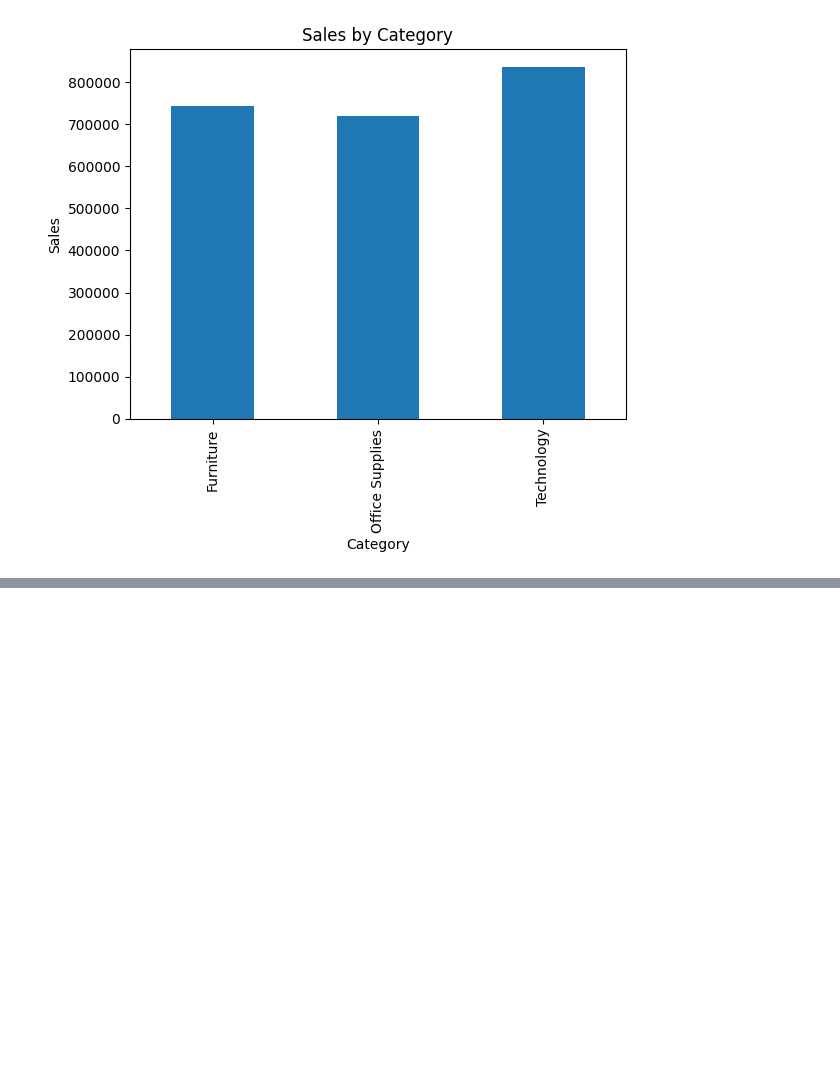
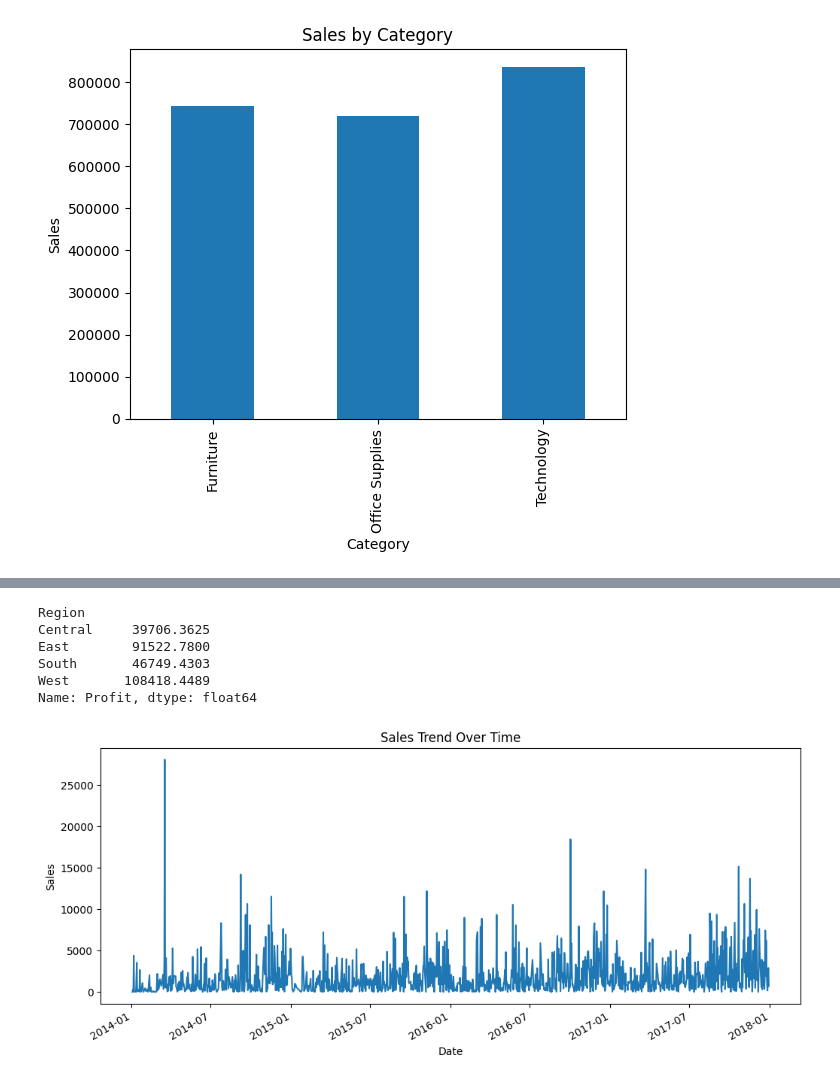
Before and after one commit to pratikunnad/Retail-Sales-Analytics, a Jupyter notebook: notebooks/sales_analysis.ipynb, the cells around one changed output, grey strips where cells are left out. Saved outputs shown, nothing was run; the diff lists cells and outputs as text; code cells hidden in the pictures; blank space fills up the shorter version.

```diff
--- a/notebooks/sales_analysis.ipynb
+++ b/notebooks/sales_analysis.ipynb
@@ -146,0 +168,25 @@ plt.show()
+# %%
+region_profit = df.groupby('Region')['Profit'].sum()
+
+print(region_profit)
+# %% [output]
+Region
+Central     39706.3625
+East        91522.7800
+South       46749.4303
+West       108418.4489
+Name: Profit, dtype: float64
+# %%
+df['Order Date'] = pd.to_datetime(df['Order Date'])
+
+sales_trend = df.groupby('Order Date')['Sales'].sum()
+
+sales_trend.plot(figsize=(12,5))
+
+plt.title("Sales Trend Over Time")
+plt.xlabel("Date")
+plt.ylabel("Sales")
+
+plt.show()
+# %% [output]
+[figure, added]
```
Also changed, not shown: parts of 5 cells of this notebook.
